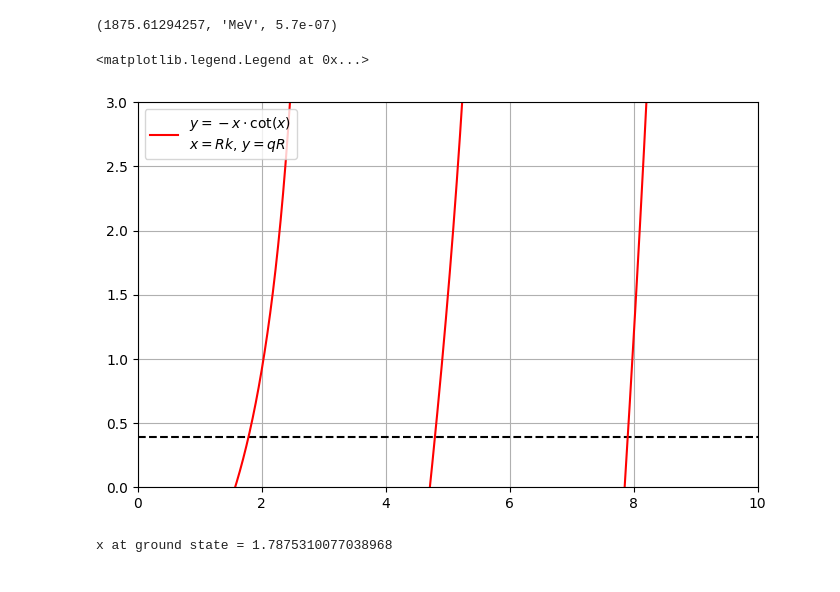
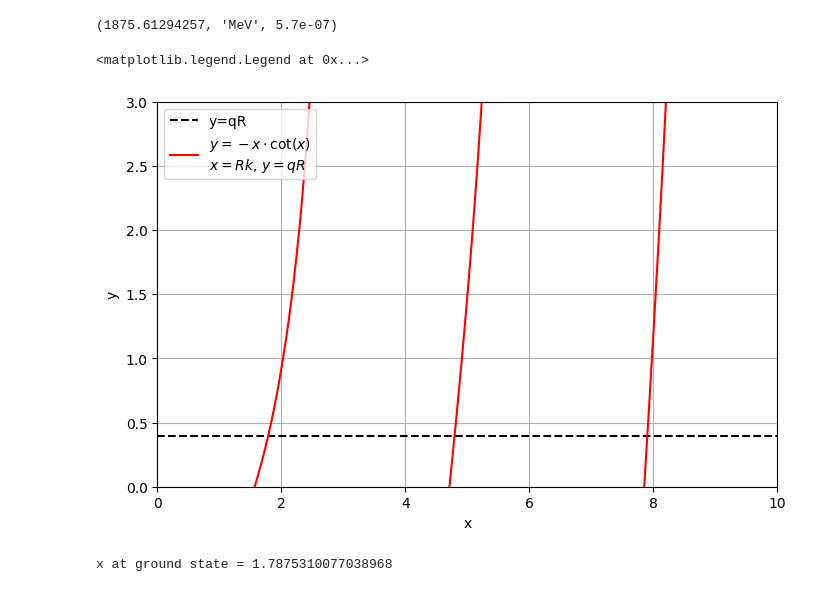
Before and after one commit to mariaheisel99/Studies, a Jupyter notebook: Nuclear_II/exercises.ipynb, the cells around one changed output. Saved outputs shown, nothing was run; the diff lists cells and outputs as text; code cells hidden in the pictures.

```diff
--- a/Nuclear_II/exercises.ipynb
+++ b/Nuclear_II/exercises.ipynb
@@ -283,29 +227,31 @@ m
 # %%
 plt.figure(figsize=(8,5))
 R = 1.7
 x = np.linspace(0, 10, 100000)
 y1 = -x*(1/np.tan(x))
 y1[:-1][np.diff(y1) < 0] = np.nan
 # a = np.array([np.pi/4, np.pi/2, 3/4*np.pi, np.pi,np.pi*5/4,np.pi*3/2,7/4*np.pi,np.pi*2])
 # rs = np.array([r'$\pi/4$',r'$\pi/2$',r'$3\pi/4$',r'$\pi$',r'$5\pi/4$',r'$3\pi/2$',r'$7\pi/4$',r'$2\pi$'])
 # colors = ['b','g','y','k','r','m','c','orange']
 # for aes, colors,name in zip(a, colors,rs):
 #     y2 = np.sqrt(-x**2+aes**2)
 #     # plt.plot(x,y2, ls = 'dashed', c = colors, label = f'a = {name}',lw = 2)
 #     plt.plot(x,y2, ls = 'dashed', c='k')
 #     plt.annotate(f'a = {name}',(x[5],y2[5]),textcoords="offset points", xytext=(-3,5))
 ed = 2.225 #MeV
 y=np.sqrt(2*(mp/2)/hbarc**2*ed)*R
-plt.hlines(y,0,10, ls = 'dashed', color = 'k')
+plt.hlines(y,0,10, ls = 'dashed', color = 'k', label = 'y=qR')
 plt.plot(x,y1, ls= 'solid', c = 'r', label = r'$y=-x\cdot \cot(x)$'+'\n'+r'$x = Rk$, $y = qR$')
 # plt.plot(x,y2)
 plt.ylim(0,3)
 plt.xlim(0,10)
 plt.grid()
+plt.xlabel('x')
+plt.ylabel('y')
 plt.legend(loc = 'upper left')
 # %% [output]
 <matplotlib.legend.Legend at 0x...>
-[figure, old version]
+[figure, new version]
 # %%
 from scipy.optimize import fsolve
 import scipy.optimize as so
```
Also changed, not shown: parts of 10 cells of this notebook.
